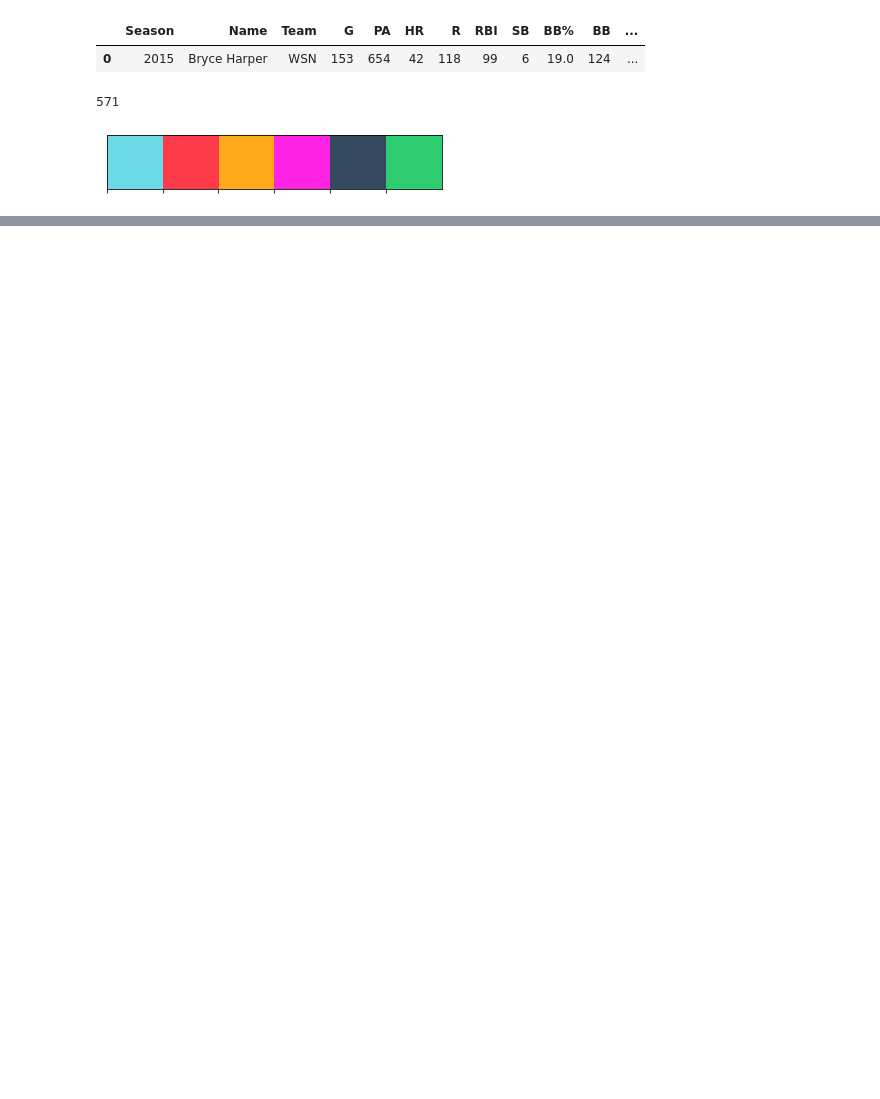
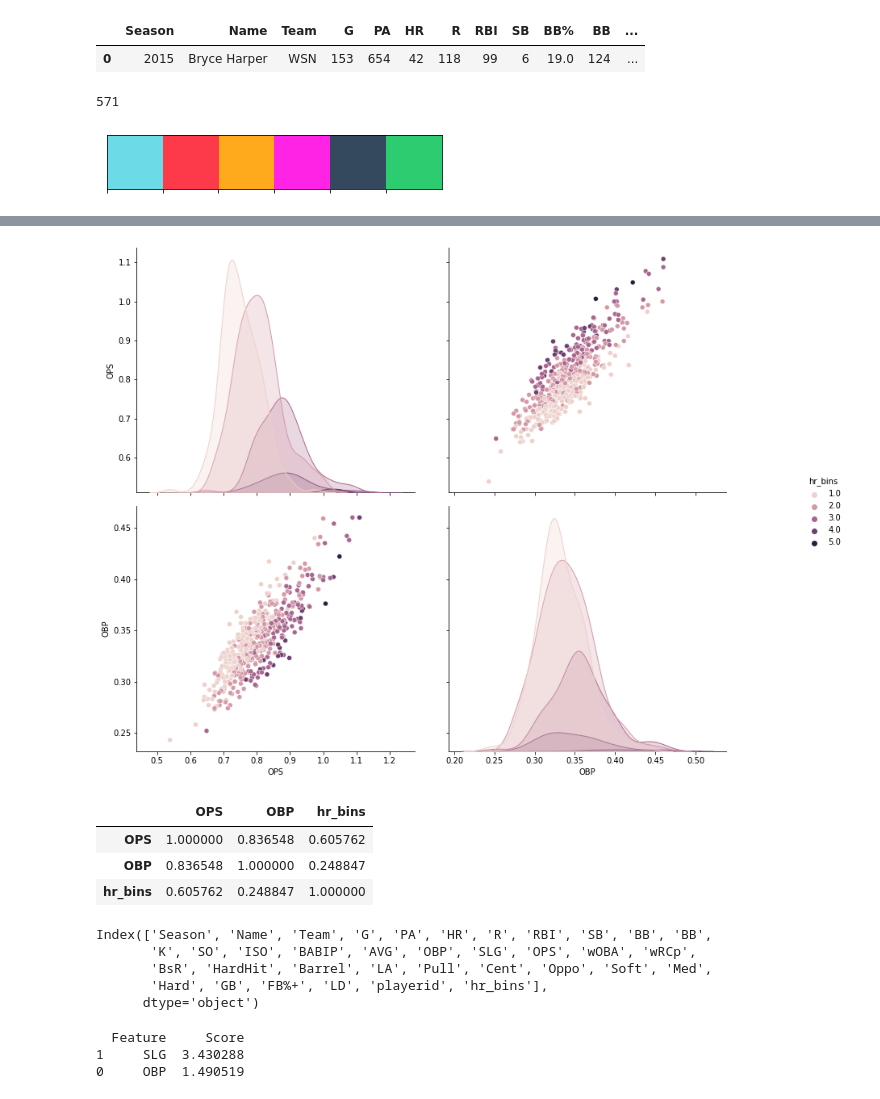
Before and after one commit to Ben-Platt-23/Senior-Project, a Jupyter notebook: Models/model_v3.ipynb, the cells around one changed output, grey strips where cells are left out. Cells and saved outputs as stored; diff of their text form; code cells hidden in the pictures; blank space fills up the shorter version.

```diff
--- a/Models/model_v3.ipynb
+++ b/Models/model_v3.ipynb
@@ -110,0 +101,13 @@ x  = np.array(df.OPS)
+# %%
+corrcheck = df[['OPS', 'OBP', 'hr_bins']].copy()
+g = sns.pairplot(corrcheck, hue = 'hr_bins', vars = ['OPS', 'OBP'])
+g.fig.set_size_inches(14, 10)
+# %% [output]
+[figure, added]
+# %%
+corrcheck.corr(method='pearson')
+# %% [output]
+|  | OPS | OBP | hr_bins |
+| OPS | 1.000000 | 0.836548 | 0.605762 |
+| OBP | 0.836548 | 1.000000 | 0.248847 |
+| hr_bins | 0.605762 | 0.248847 | 1.000000 |
@@ -110,0 +119,8 @@ x  = np.array(df.OPS)
+# %%
+test.columns
+# %% [output]
+Index(['Season', 'Name', 'Team', 'G', 'PA', 'HR', 'R', 'RBI', 'SB', 'BB', 'BB',
+       'K', 'SO', 'ISO', 'BABIP', 'AVG', 'OBP', 'SLG', 'OPS', 'wOBA', 'wRCp',
+       'BsR', 'HardHit', 'Barrel', 'LA', 'Pull', 'Cent', 'Oppo', 'Soft', 'Med',
+       'Hard', 'GB', 'FB%+', 'LD', 'playerid', 'hr_bins'],
+      dtype='object')
@@ -110,0 +129,18 @@ x  = np.array(df.OPS)
+# %%
+x = test.iloc[:, 16:18]
+y = test.iloc[:, -18]
+
+bestfeatures = SelectKBest(score_func=chi2, k=2)
+fit = bestfeatures.fit(x, y)
+
+dfscores = pd.DataFrame(fit.scores_)
+dfcolumns = pd.DataFrame(x.columns)
+
+featureScores = pd.concat([dfcolumns, dfscores], axis=1)
+featureScores.columns = ['Feature', 'Score']
+
+print(featureScores.nlargest(3, 'Score'))
+# %% [output]
+  Feature     Score
+1     SLG  3.430288
+0     OBP  1.490519
```
Also changed, not shown: parts of 13 cells of this notebook, 5 other files.
